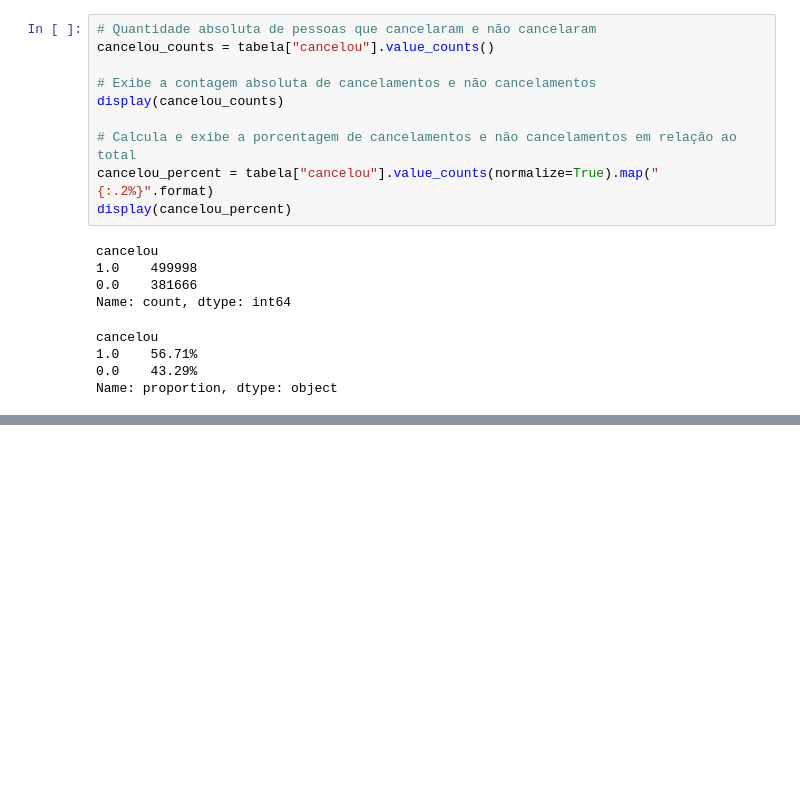
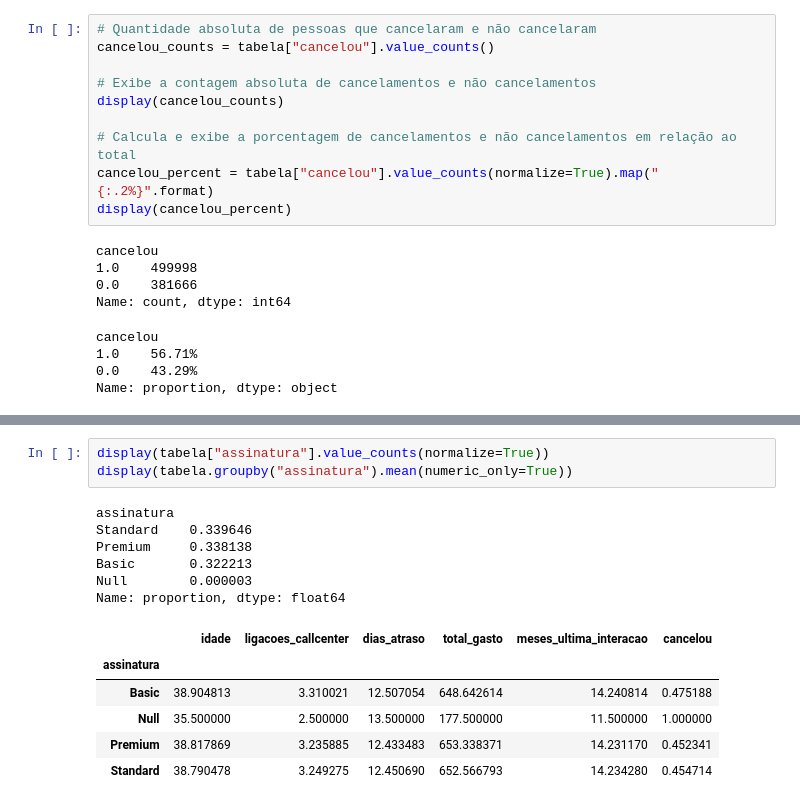
Before and after one commit to tallyto/big-data, a Jupyter notebook: cancelamentos/notebooks/main.ipynb, the cells around one changed output, grey strips where cells are left out. Saved outputs shown, nothing was run; the diff lists cells and outputs as text; blank space fills up the shorter version.

```diff
--- a/cancelamentos/notebooks/main.ipynb
+++ b/cancelamentos/notebooks/main.ipynb
@@ -73,0 +141,16 @@ Name: proportion, dtype: object
+# %%
+display(tabela["assinatura"].value_counts(normalize=True))
+display(tabela.groupby("assinatura").mean(numeric_only=True))
+# %% [output]
+assinatura
+Standard    0.339646
+Premium     0.338138
+Basic       0.322213
+Null        0.000003
+Name: proportion, dtype: float64
+|  | idade | ligacoes_callcenter | dias_atraso | total_gasto | meses_ultima_interacao | cancelou |
+| assinatura |  |  |  |  |  |  |
+| Basic | 38.904813 | 3.310021 | 12.507054 | 648.642614 | 14.240814 | 0.475188 |
+| Null | 35.500000 | 2.500000 | 13.500000 | 177.500000 | 11.500000 | 1.000000 |
+| Premium | 38.817869 | 3.235885 | 12.433483 | 653.338371 | 14.231170 | 0.452341 |
+| Standard | 38.790478 | 3.249275 | 12.450690 | 652.566793 | 14.234280 | 0.454714 |
```
Also changed, not shown: parts of 8 cells of this notebook.
